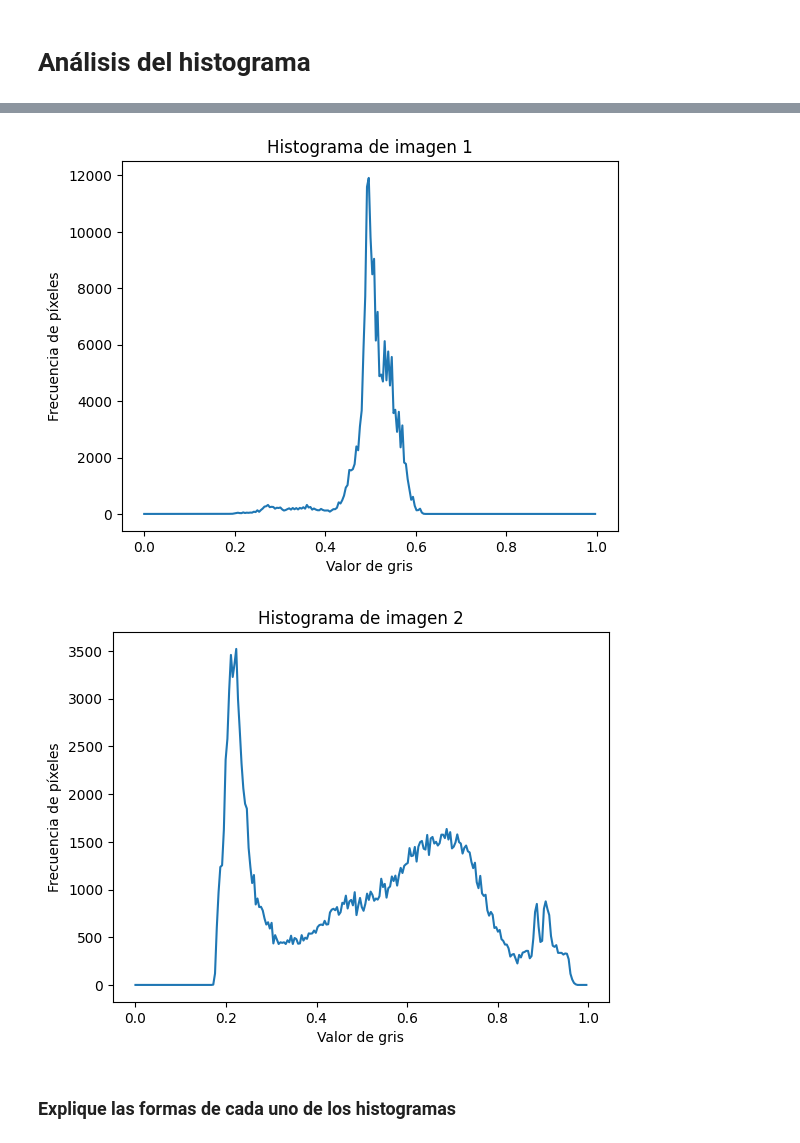
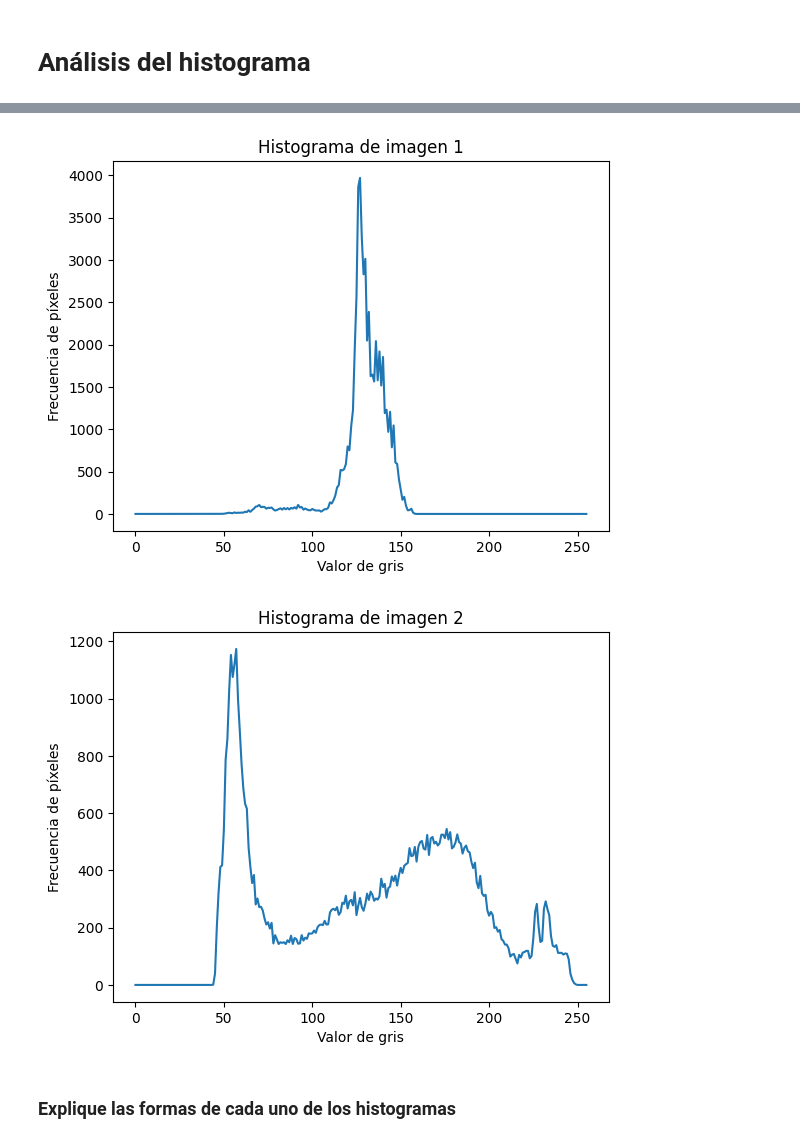
Before and after one commit to DavidTobonIBIO/talleres-imagenes-y-vision, a Jupyter notebook: Taller1.ipynb, the cells around one changed output, grey strips where cells are left out. Drawn from its saved outputs; the diff is of its cells as text; code cells hidden in the pictures.

```diff
--- a/Taller1.ipynb
+++ b/Taller1.ipynb
@@ -3,8 +3,9 @@
 # %%
 import matplotlib.pyplot as plt
 import numpy as np
+import cv2
 
-imagen_1 = plt.imread("Histograma_1.png")
-plt.imshow(imagen_1)
+imagen_1 = cv2.imread("Histograma_1.png", cv2.IMREAD_GRAYSCALE)
+plt.imshow(imagen_1, cmap='gray')
 plt.show()
 # %% [output]
@@ -18,23 +19,21 @@ plt.show()
 # %%
-histograma_1, bin_edges_1 = np.histogram(imagen_1, bins=256, range=(0, 1))
-
-plt.plot(bin_edges_1[0:-1], histograma_1)
+hist = cv2.calcHist([imagen_1],[0],None,[256],[0,256])
+plt.plot(hist)
 plt.title("Histograma de imagen 1")
 plt.xlabel("Valor de gris")
 plt.ylabel("Frecuencia de píxeles")
 plt.show()
 # %% [output]
-[figure, old version]
+[figure, new version]
 # %%
-histograma_2, bin_edges_2 = np.histogram(imagen_2, bins=256, range=(0,1))
-
-plt.plot(bin_edges_2[0:-1], histograma_2)
+hist = cv2.calcHist([imagen_2],[0],None,[256],[0,256])
+plt.plot(hist)
 plt.title("Histograma de imagen 2")
 plt.xlabel("Valor de gris")
 plt.ylabel("Frecuencia de píxeles")
 plt.show()
 # %% [output]
-[figure, old version]
+[figure, new version]
 # %% [markdown]
 ### Explique las formas de cada uno de los histogramas
 # %% [markdown]
```
Also changed, not shown: parts of 44 cells of this notebook, 4 other files.
